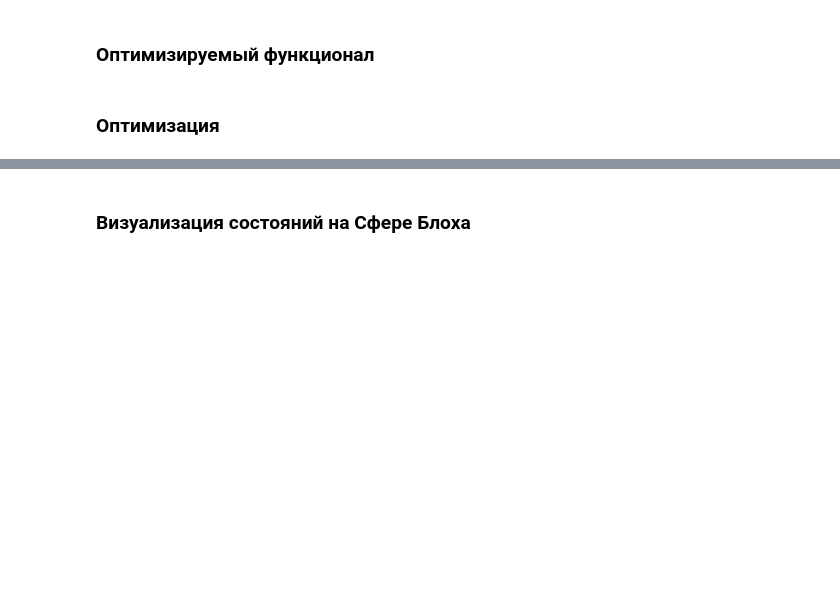
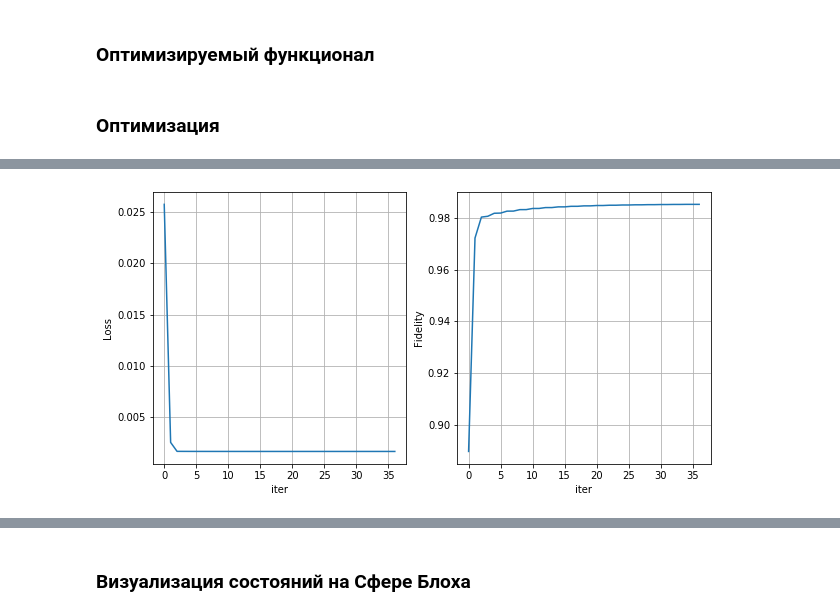
Before and after one commit to HSE-LAMBDA/quantum-learning, a Jupyter notebook: Quantum_tomography.ipynb, the cells around one changed output, grey strips where cells are left out. Cells and saved outputs as stored; diff of their text form; code cells hidden in the pictures; blank space fills up the shorter version.

```diff
--- a/Quantum_tomography.ipynb
+++ b/Quantum_tomography.ipynb
@@ -102,3 +99,38 @@ res = minimize(
+# %%
+max_iters = 100
+loss_history = []
+fidelity_history = []
+
+for _ in range(max_iters):
+    res = minimize(
+        lambda z: loss(to_complexmatrix(z), X_train, y_train),
+        x0=to_realvector(M),
+        method='CG',
+        options={'maxiter': 1}
+    )
+    M = to_complexmatrix(res.x)
+    pred_state = to_density(M)
+    loss_history.append(loss(M, X_train, y_train))
+    fidelity_history.append(fidelity(target_state, pred_state))
+
+    clear_output(True)
+    plt.figure(figsize=(10,5))
+    plt.subplot(121)
+    plt.xlabel('iter')
+    plt.ylabel('Loss')
+    plt.plot(loss_history)
+    plt.grid()
+    plt.subplot(122)
+    plt.xlabel('iter')
+    plt.ylabel('Fidelity')
+    plt.plot(fidelity_history)
+    plt.grid()
+    plt.show()
+
+    if res.success == True:
+        break
+# %% [output]
+[figure, added]
 # %%
 M = to_complexmatrix(res.x)
 pred_state = to_density(M)
```
Also changed, not shown: parts of 5 cells of this notebook.
